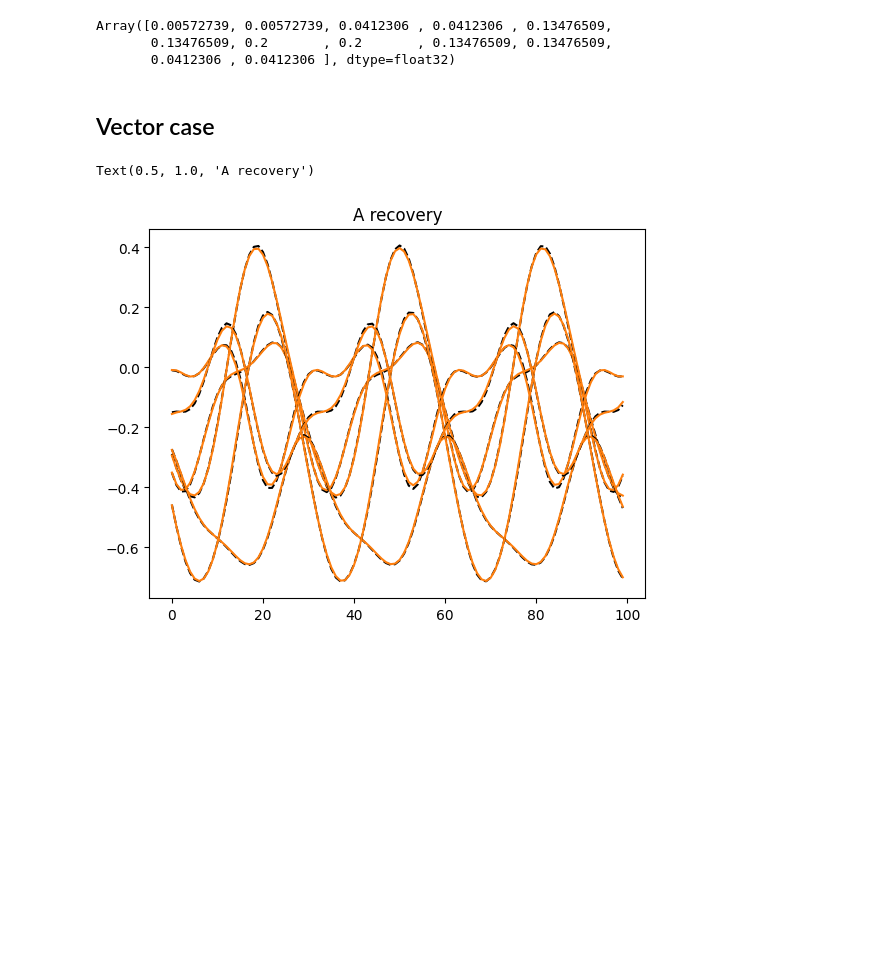
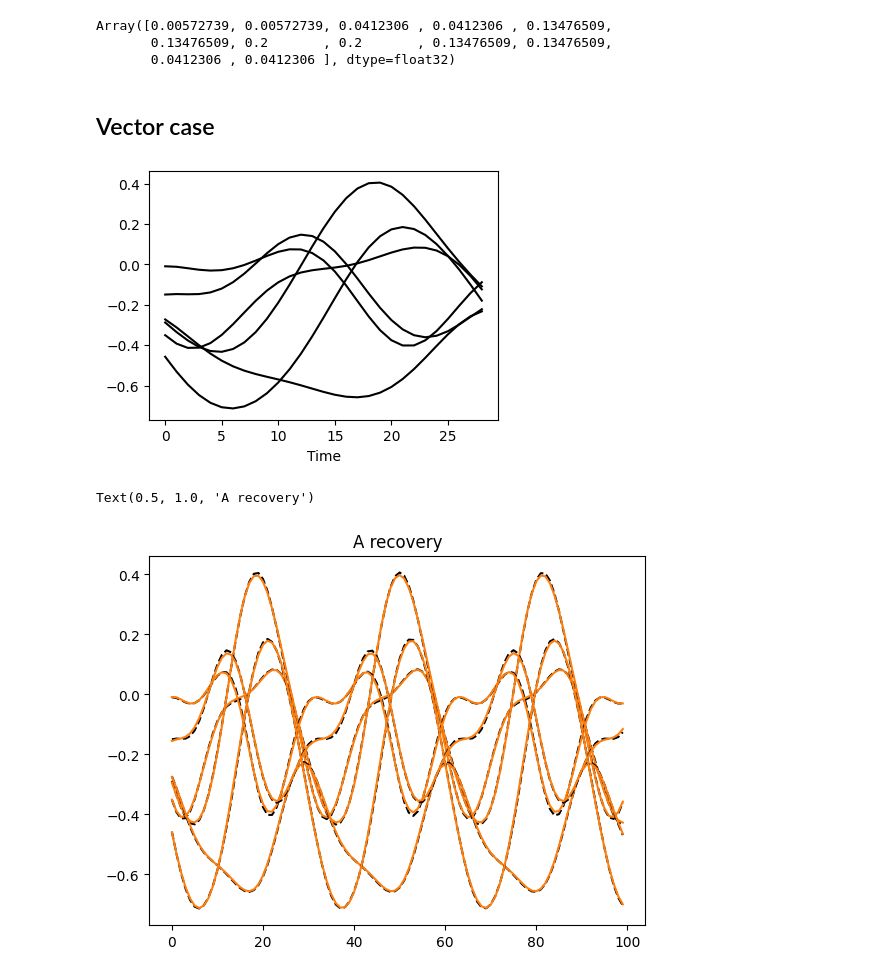
Before and after one commit to neurostatslab/clds, a Jupyter notebook: notebooks/GP_linreg.ipynb, the cells around one changed output. Cells and saved outputs as stored; diff of their text form; code cells hidden in the pictures; blank space fills up the shorter version.

```diff
--- a/notebooks/GP_linreg.ipynb
+++ b/notebooks/GP_linreg.ipynb
@@ -74,6 +74,15 @@ true_key = jxr.PRNGKey(44)
 key1, key2 = jxr.split(true_key)
 As = A_prior.sample(key1, theta)
 bs = b_prior.sample(key2, theta).squeeze()
+# %%
+fig, ax = plt.subplots(figsize=[4,3], constrained_layout=True)
+for i in range(A_prior.D1):
+    for j in range(A_prior.D2):
+        ax.plot(As[:29, i, j], c='k')
+ax.set_xlabel('Time')
+plt.savefig('figures/As_samples.eps', format='eps')
+# %% [output]
+[figure, added]
 # %%
 # Generate Xs
 key = jxr.PRNGKey(0)
```
Also changed, not shown: 1 other file.
